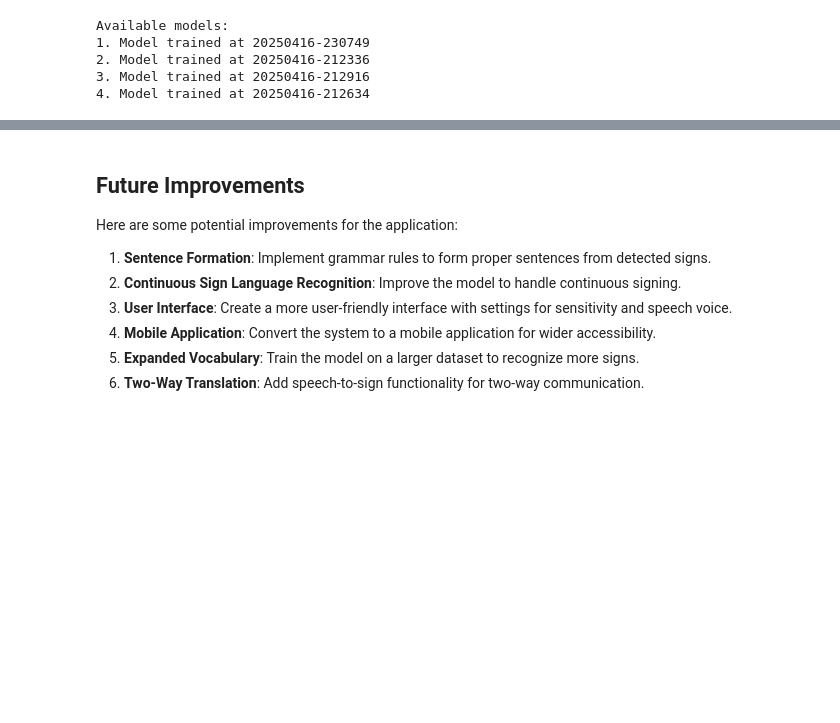
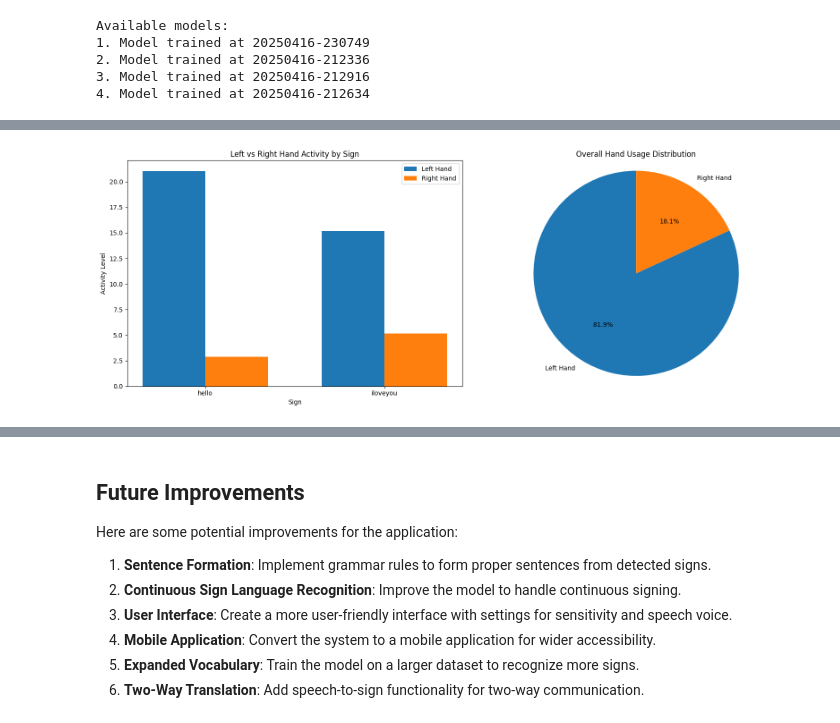
Before and after one commit to man0405/Sign-Language-Detection, a Jupyter notebook: test.ipynb, the cells around one changed output, grey strips where cells are left out. Cells and saved outputs as stored; diff of their text form; code cells hidden in the pictures; blank space fills up the shorter version.

```diff
--- a/test.ipynb
+++ b/test.ipynb
@@ -501,0 +719,77 @@ Available models:
+# %%
+# Analysis of left hand vs right hand data
+import matplotlib.pyplot as plt
+import numpy as np
+import os
+
+def analyze_hand_dominance(data_dir='data'):
+    """Analyze the activity levels between left and right hands in the training data."""
+    actions = [action for action in os.listdir(data_dir) if not action.startswith('.')]
+    left_activity = {}
+    right_activity = {}
+
+    for action in actions:
+        left_total = 0
+        right_total = 0
+        sample_count = 0
+
+        # Process each sequence for this action
+        seqs = [seq for seq in os.listdir(os.path.join(data_dir, action)) if not seq.startswith('.')]
+        for seq in seqs[:5]:  # Limit to first 5 sequences for speed
+            frames = [f for f in os.listdir(os.path.join(data_dir, action, seq)) if f.endswith('.npy')]
+            for frame in frames:
+                data = np.load(os.path.join(data_dir, action, seq, frame))
+                # Extract left hand (first 63 values) and right hand (next 63 values)
+                left_hand = data[:63]
+                right_hand = data[63:126]
+
+                # Calculate activity as sum of absolute values
+                left_activity_frame = np.sum(np.abs(left_hand))
+                right_activity_frame = np.sum(np.abs(right_hand))
+
+                left_total += left_activity_frame
+                right_total += right_activity_frame
+                sample_count += 1
+
+        if sample_count > 0:
+            left_avg = left_total / sample_count
+            right_avg = right_total / sample_count
+            left_activity[action] = left_avg
+            right_activity[action] = right_avg
+
+    # Visualize the results
+    fig, ax = plt.subplots(1, 2, figsize=(16, 6))
+
+    # Bar chart of left vs right hand activity per sign
+    x = np.arange(len(actions))
+    width = 0.35
+
+    left_values = [left_activity[a] for a in actions]
+    right_values = [right_activity[a] for a in actions]
+
+    ax[0].bar(x - width/2, left_values, width, label='Left Hand')
+    ax[0].bar(x + width/2, right_values, width, label='Right Hand')
+    ax[0].set_xlabel('Sign')
+    ax[0].set_ylabel('Activity Level')
+    ax[0].set_title('Left vs Right Hand Activity by Sign')
+    ax[0].set_xticks(x)
+    ax[0].set_xticklabels(actions)
+    ax[0].legend()
+
+    # Pie chart showing overall left vs right hand usage
+    total_left = sum(left_values)
+    total_right = sum(right_values)
+    ax[1].pie([total_left, total_right], labels=['Left Hand', 'Right Hand'],
+             autopct='%1.1f%%', startangle=90)
+    ax[1].axis('equal')
+    ax[1].set_title('Overall Hand Usage Distribution')
+
+    plt.tight_layout()
+    plt.show()
+
+    return left_activity, right_activity
+
+# Analyze hand dominance in our dataset
+left_activity, right_activity = analyze_hand_dominance()
+# %% [output]
+[figure, added]
```
Also changed, not shown: parts of 18 cells of this notebook, 7 other files.
